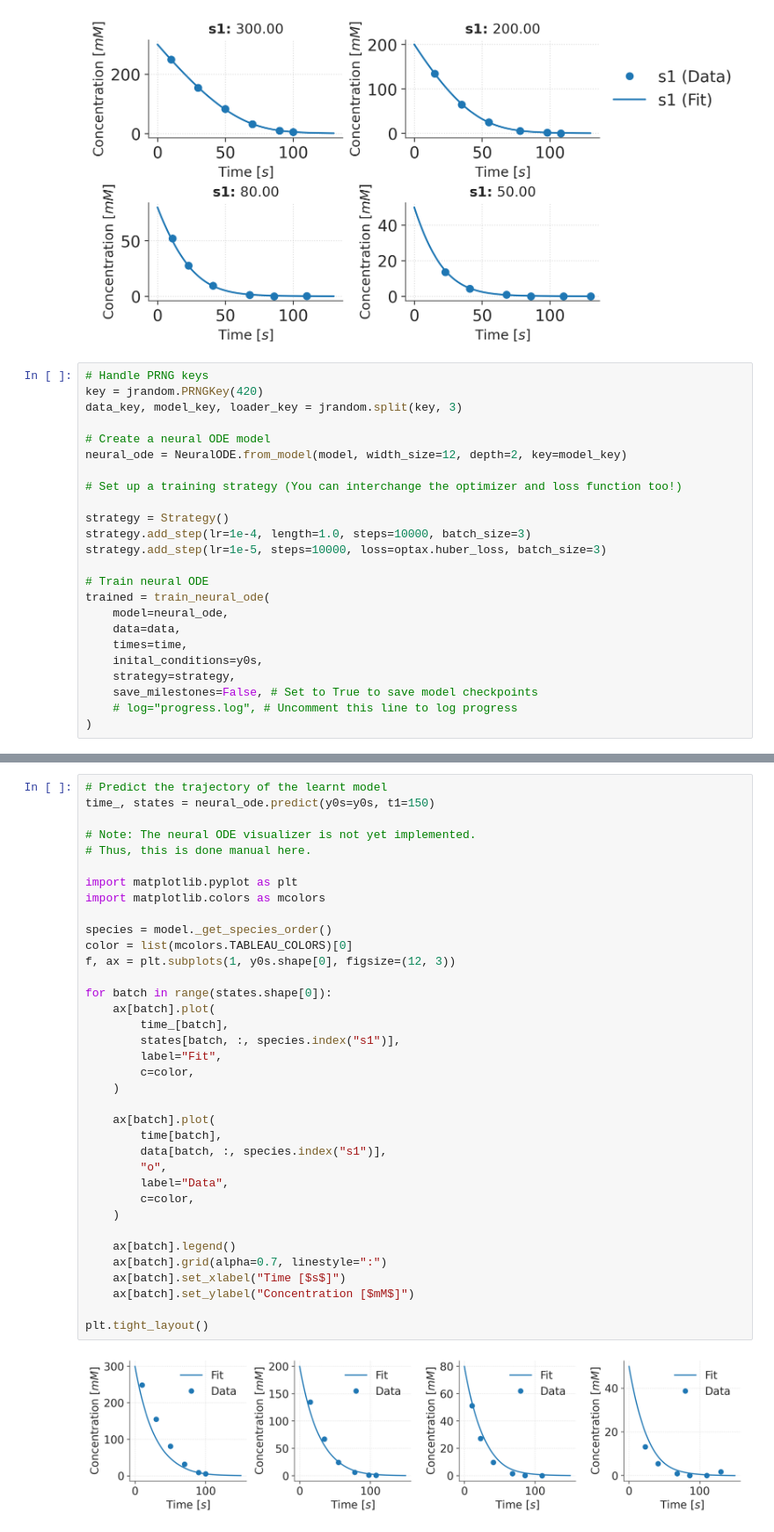
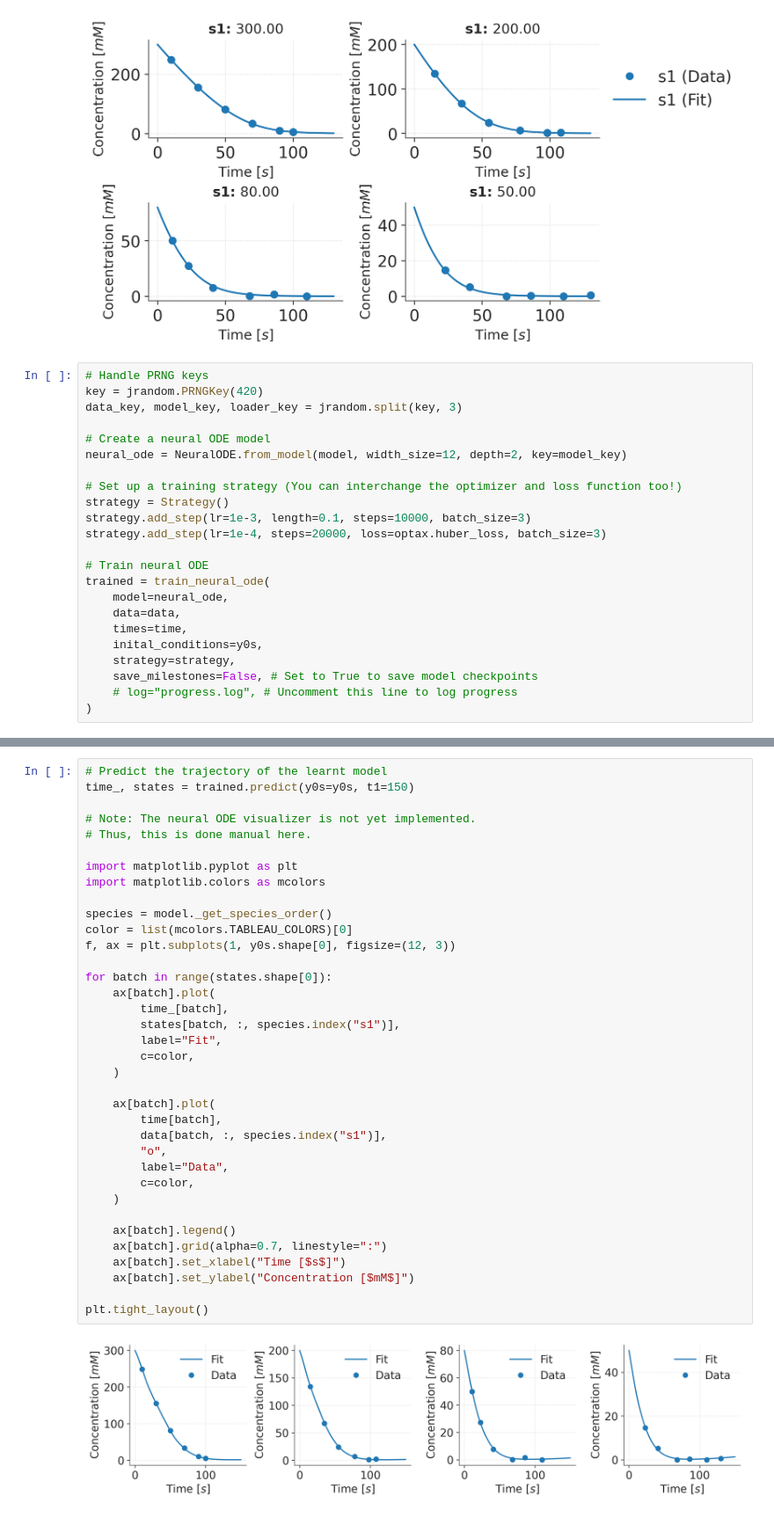
Before and after one commit to JR-1991/Catalax, a Jupyter notebook: examples/NeuralODE.ipynb, the cells around one changed output, grey strips where cells are left out. Shown at 88% size. Cells and saved outputs as stored; diff of their text form.

```diff
--- a/examples/NeuralODE.ipynb
+++ b/examples/NeuralODE.ipynb
@@ -92,10 +92,9 @@ data_key, model_key, loader_key = jrandom.split(key, 3)
 neural_ode = NeuralODE.from_model(model, width_size=12, depth=2, key=model_key)
 
 # Set up a training strategy (You can interchange the optimizer and loss function too!)
-
 strategy = Strategy()
-strategy.add_step(lr=1e-4, length=1.0, steps=10000, batch_size=3)
-strategy.add_step(lr=1e-5, steps=10000, loss=optax.huber_loss, batch_size=3)
+strategy.add_step(lr=1e-3, length=0.1, steps=10000, batch_size=3)
+strategy.add_step(lr=1e-4, steps=20000, loss=optax.huber_loss, batch_size=3)
 
 # Train neural ODE
 trained = train_neural_ode(
@@ -114,6 +112,6 @@ KeyboardInterrupt:
 # %%
 # Predict the trajectory of the learnt model
-time_, states = neural_ode.predict(y0s=y0s, t1=150)
+time_, states = trained.predict(y0s=y0s, t1=150)
 
 # Note: The neural ODE visualizer is not yet implemented.
 # Thus, this is done manual here.
@@ -121,31 +119,31 @@ time_, states = neural_ode.predict(y0s=y0s, t1=150)
 import matplotlib.pyplot as plt
 import matplotlib.colors as mcolors
 
 species = model._get_species_order()
 color = list(mcolors.TABLEAU_COLORS)[0]
 f, ax = plt.subplots(1, y0s.shape[0], figsize=(12, 3))
 
 for batch in range(states.shape[0]):
     ax[batch].plot(
         time_[batch],
         states[batch, :, species.index("s1")],
         label="Fit",
         c=color,
     )
 
     ax[batch].plot(
         time[batch],
         data[batch, :, species.index("s1")],
         "o",
         label="Data",
         c=color,
     )
 
     ax[batch].legend()
     ax[batch].grid(alpha=0.7, linestyle=":")
     ax[batch].set_xlabel("Time [$s$]")
     ax[batch].set_ylabel("Concentration [$mM$]")
 
 plt.tight_layout()
 # %% [output]
-[figure, old version]
+[figure, new version]
```
Also changed, not shown: parts of 1 cell of this notebook.
